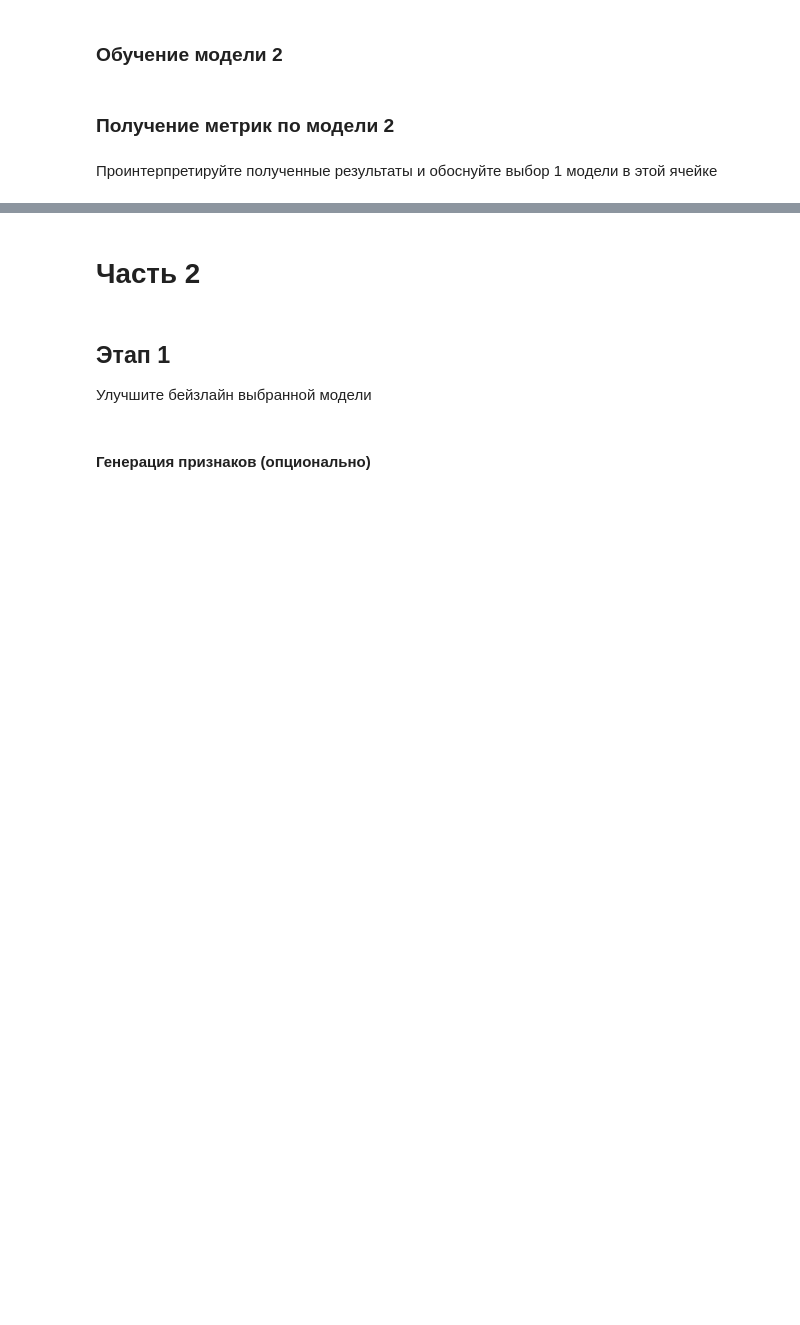
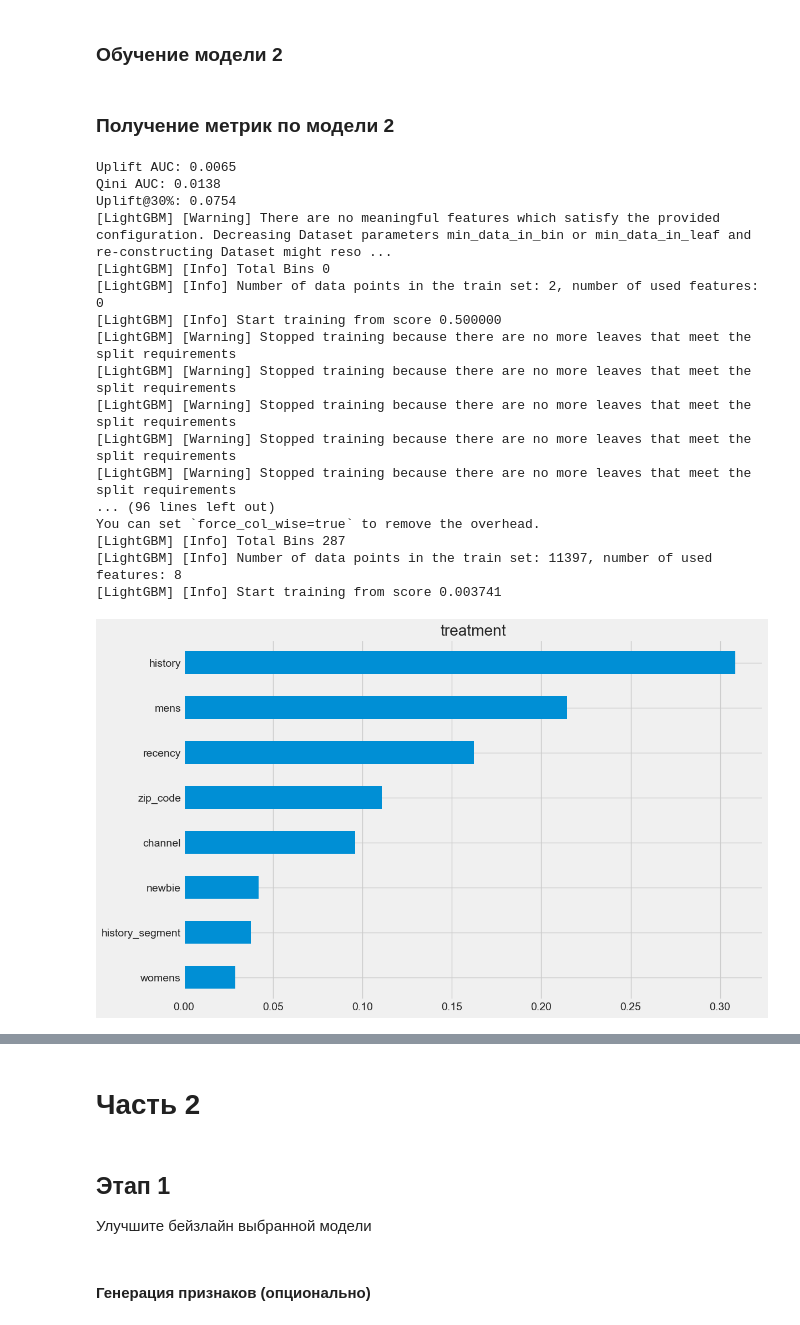
Before and after one commit to koranevskiy/mle-uplift-sprint-5, a Jupyter notebook: final_project_template.ipynb, the cells around one changed output, grey strips where cells are left out. Drawn from its saved outputs; the diff is of its cells as text; code cells hidden in the pictures; blank space fills up the shorter version.

```diff
--- a/final_project_template.ipynb
+++ b/final_project_template.ipynb
@@ -602,6 +777,52 @@ treatment_test_mapped = treatment_test.map(treatment_mapping)
 # %% [markdown]
 ### Обучение модели 2
+# %%
+from causalml.inference.meta import BaseXClassifier
+from catboost import CatBoostRegressor
+
+outcome_learner = CatBoostClassifier(**base_model_params)
+effect_learner = CatBoostRegressor(**base_model_params)
+
+x_learner = BaseXClassifier(outcome_learner=outcome_learner, effect_learner=effect_learner, control_name='control')
+x_learner.fit(X=X_train, treatment=T_train, y=y_train)
+
+uplift_vals_3 = x_learner.predict(X_test.values.copy())
 # %% [markdown]
 ### Получение метрик по модели 2
-# %% [markdown]
-Проинтерпретируйте полученные результаты и обоснуйте выбор 1 модели в этой ячейке
+# %%
+uplift_score = uplift_auc_score(
+    y_test.values,
+    uplift_vals_3.squeeze(),
+    T_test.map({'control': 0, 'treatment': 1}).values
+)
+qini_score = qini_auc_score(
+    y_test.values,
+    uplift_vals_3.squeeze(),
+    T_test.map({'control': 0, 'treatment': 1}).values
+)
+uplift_30_score = uplift_k_score(0.3, uplift_vals_3)
+
+print(f"Uplift AUC: {uplift_score:.4f}")
+print(f"Qini AUC: {qini_score:.4f}")
+print(f"Uplift@30%: {uplift_30_score:.4f}")
+
+x_learner.plot_importance(X=X_test, tau=uplift_vals_3.squeeze(), features=X_test.columns.tolist())
+# %% [output]
+Uplift AUC: 0.0065
+Qini AUC: 0.0138
+Uplift@30%: 0.0754
+[LightGBM] [Warning] There are no meaningful features which satisfy the provided configuration. Decreasing Dataset parameters min_data_in_bin or min_data_in_leaf and re-constructing Dataset might reso ...
+[LightGBM] [Info] Total Bins 0
+[LightGBM] [Info] Number of data points in the train set: 2, number of used features: 0
+[LightGBM] [Info] Start training from score 0.500000
+[LightGBM] [Warning] Stopped training because there are no more leaves that meet the split requirements
+[LightGBM] [Warning] Stopped training because there are no more leaves that meet the split requirements
+[LightGBM] [Warning] Stopped training because there are no more leaves that meet the split requirements
+[LightGBM] [Warning] Stopped training because there are no more leaves that meet the split requirements
+[LightGBM] [Warning] Stopped training because there are no more leaves that meet the split requirements
+... (96 lines left out)
+You can set `force_col_wise=true` to remove the overhead.
+[LightGBM] [Info] Total Bins 287
+[LightGBM] [Info] Number of data points in the train set: 11397, number of used features: 8
+[LightGBM] [Info] Start training from score 0.003741
+[figure, added]
```
Also changed, not shown: parts of 12 cells of this notebook, 2 other files.
